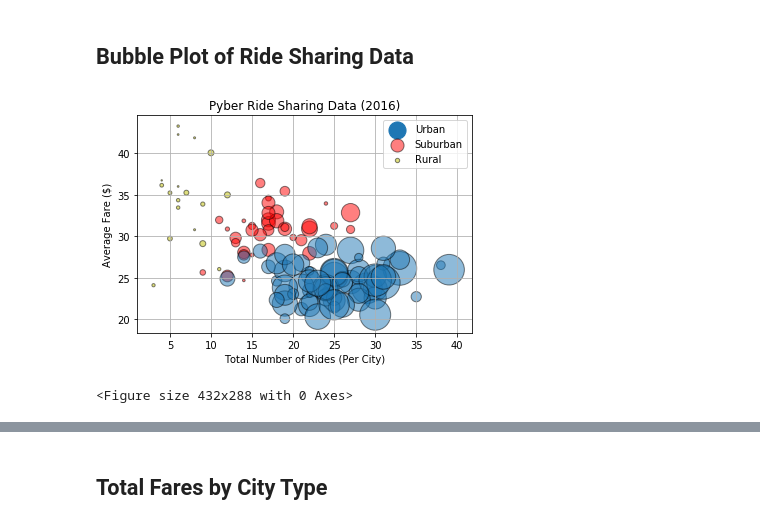
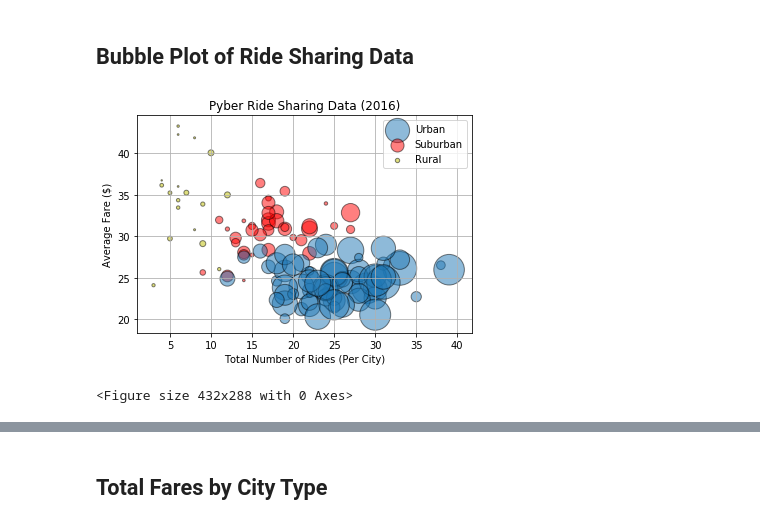
Before and after one commit to annatheking/Homework5_Pyber, a Jupyter notebook: 05_matplotlib_homework_Instructions_Pyber_pyber_starter.ipynb, the cells around one changed output, grey strips where cells are left out. Cells and saved outputs as stored; diff of their text form; code cells hidden in the pictures.

```diff
--- a/05_matplotlib_homework_Instructions_Pyber_pyber_starter.ipynb
+++ b/05_matplotlib_homework_Instructions_Pyber_pyber_starter.ipynb
@@ -83,35 +71,35 @@ urban_x = df.loc[df['type']=='Urban']['ride']
 urban_y = df.loc[df['type']=='Urban']['fare']
 urban_s = df.loc[df['type']=='Urban']['driver_count']
 
 suburban_x = df.loc[df['type']=='Suburban']['ride']
 suburban_y = df.loc[df['type']=='Suburban']['fare']
 suburban_s = df.loc[df['type']=='Suburban']['driver_count']
 
 rural_x = df.loc[df['type']=='Rural']['ride']
 rural_y = df.loc[df['type']=='Rural']['fare']
 rural_s = df.loc[df['type']=='Rural']['driver_count']
 
 # Build the scatter plots for each city types
 s = plt.scatter(x=suburban_x, y=suburban_y, s=suburban_s*.5, marker='o', label='Suburban', edgecolors='black', c='red', alpha=.5)
 u = plt.scatter(x=urban_x, y=urban_y, s=urban_s*.5, marker='o', edgecolors='black', label='Urban', alpha=.5)
 r = plt.scatter(x=rural_x, y=rural_y, s=rural_s*.5, marker='o', edgecolors='black', label='Rural', c='y', alpha=.5)
 
 # Incorporate the other graph properties
 plt.grid()
 plt.xlabel("Total Number of Rides (Per City)")
 plt.ylabel('Average Fare ($)')
 plt.title("Pyber Ride Sharing Data (2016)")
 
 # Create a legend
-plt.legend(handles=[g, s, r])
+plt.legend(handles=[u, s, r])
 
 # Incorporate a text label regarding circle size
 plt.show()
 
 # Save Figure
 plt.savefig('/Users/shuashua/Documents/Data_Analytic_Boot_Camp/Homework5a/Pyber_Ride_Share_Data.png')
 # %% [output]
-[figure, old version]
+[figure, new version]
 <Figure size 432x288 with 0 Axes>
 # %%
 # Show plot
```
Also changed, not shown: parts of 6 cells of this notebook.
